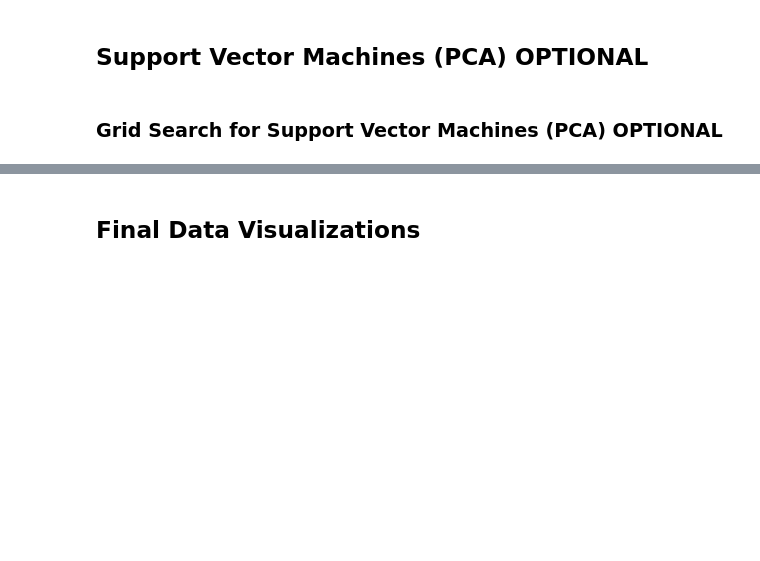
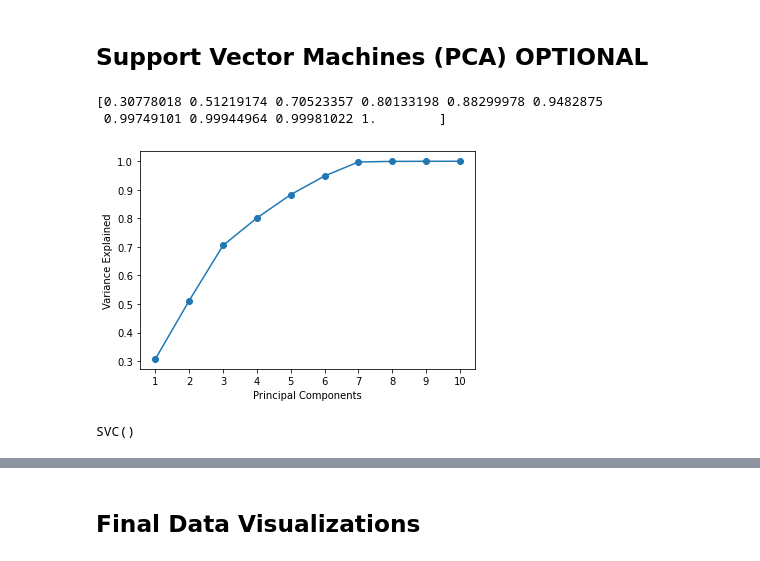
Before and after one commit to reydrey/DSC672_Project, a Jupyter notebook: dsc_672_project1.ipynb, the cells around one changed output, grey strips where cells are left out. Cells and saved outputs as stored; diff of their text form; code cells hidden in the pictures; blank space fills up the shorter version.

```diff
--- a/dsc_672_project1.ipynb
+++ b/dsc_672_project1.ipynb
@@ -476,0 +565,2 @@ weighted avg       0.71      0.70      0.70      5250
+# %%
+ab_gs.fit(X_train, y_train)
@@ -476,0 +575,4 @@ weighted avg       0.71      0.70      0.70      5250
+# %%
+ab_1 = AdaBoostClassifier(learning_rate=6)
+# %%
+ab_1.fit(X_train, y_train)
@@ -477,4 +599,2 @@ weighted avg       0.71      0.70      0.70      5250
 # %% [markdown]
 ## Support Vector Machines (PCA) **OPTIONAL**
-# %% [markdown]
-### Grid Search for Support Vector Machines (PCA) **OPTIONAL**
@@ -480,0 +603,17 @@ weighted avg       0.71      0.70      0.70      5250
+# %%
+pca = PCA(n_components=None)
+
+pca.fit(X_train)
+X_train_pca = pca.transform(X_train)
+X_test_pca = pca.transform(X_test)
+# %%
+print(pca.explained_variance_ratio_.cumsum())
+plt.plot(pca.explained_variance_ratio_.cumsum(), '-o');
+plt.xticks(ticks= range(X_train_pca.shape[1]), labels=[i+1 for i in range(X_train_pca.shape[1])])
+plt.xlabel('Principal Components')
+plt.ylabel('Variance Explained')
+plt.show()
+# %% [output]
+[0.30778018 0.51219174 0.70523357 0.80133198 0.88299978 0.9482875
+ 0.99749101 0.99944964 0.99981022 1.        ]
+[figure, added]
@@ -480,0 +627,4 @@ weighted avg       0.71      0.70      0.70      5250
+# %%
+estimator_svc.fit(X_train_pca,y_train)
+# %% [output]
+SVC()
```
Also changed, not shown: parts of 87 cells of this notebook.
